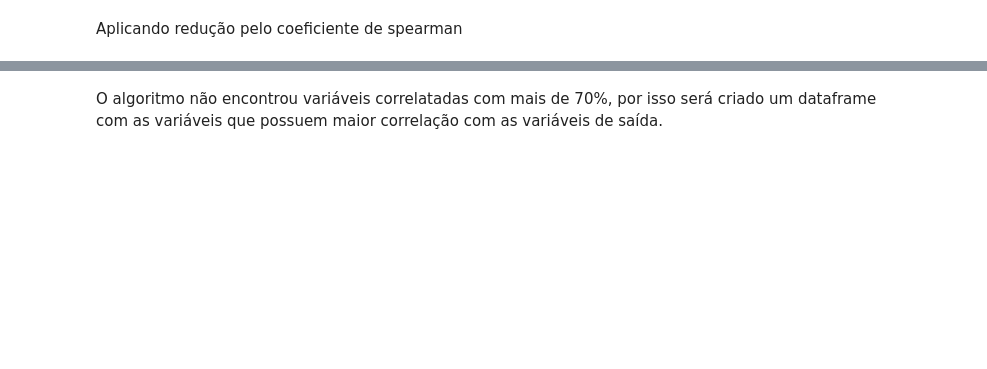
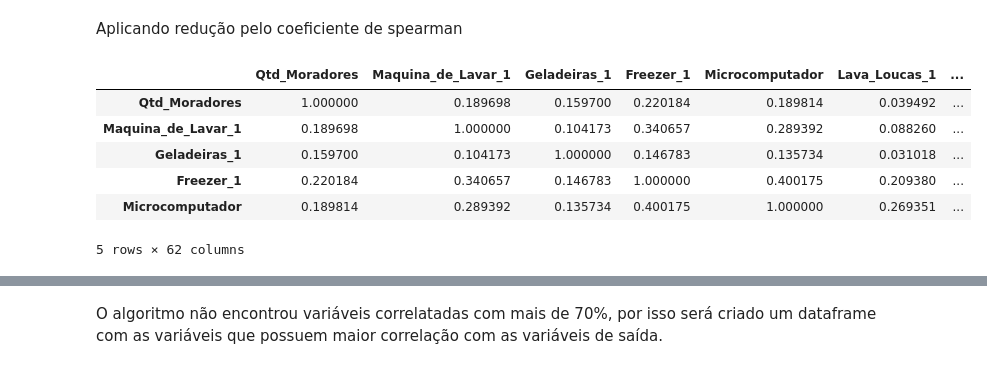
Before and after one commit to camazlucas/AprendizadodeMaquina2024.2, a Jupyter notebook: Aplicacao de Algoritmos.ipynb, the cells around one changed output, grey strips where cells are left out. Drawn from its saved outputs; the diff is of its cells as text; code cells hidden in the pictures; blank space fills up the shorter version.

```diff
--- a/Aplicacao de Algoritmos.ipynb
+++ b/Aplicacao de Algoritmos.ipynb
@@ -191,7 +246,15 @@ correlated_vars = np.where(np.abs(spearman_corr) > threshold)
 correlated_vars = [(spearman_corr.index[x], spearman_corr.columns[y]) for x, y in zip(*correlated_vars) if x != y]
 # %%
 # Exibir a matriz de correlação
-spearman_corr
+spearman_corr.head()
+# %% [output]
+|  | Qtd_Moradores | Maquina_de_Lavar_1 | Geladeiras_1 | Freezer_1 | Microcomputador | Lava_Loucas_1 | ... |
+| Qtd_Moradores | 1.000000 | 0.189698 | 0.159700 | 0.220184 | 0.189814 | 0.039492 | ... |
+| Maquina_de_Lavar_1 | 0.189698 | 1.000000 | 0.104173 | 0.340657 | 0.289392 | 0.088260 | ... |
+| Geladeiras_1 | 0.159700 | 0.104173 | 1.000000 | 0.146783 | 0.135734 | 0.031018 | ... |
+| Freezer_1 | 0.220184 | 0.340657 | 0.146783 | 1.000000 | 0.400175 | 0.209380 | ... |
+| Microcomputador | 0.189814 | 0.289392 | 0.135734 | 0.400175 | 1.000000 | 0.269351 | ... |
+5 rows × 62 columns
 # %%
 # Plotar o heatmap da matriz de correlação
 plt.figure(figsize=(12, 8))
```
Also changed, not shown: parts of 46 cells of this notebook, 5 other files.
